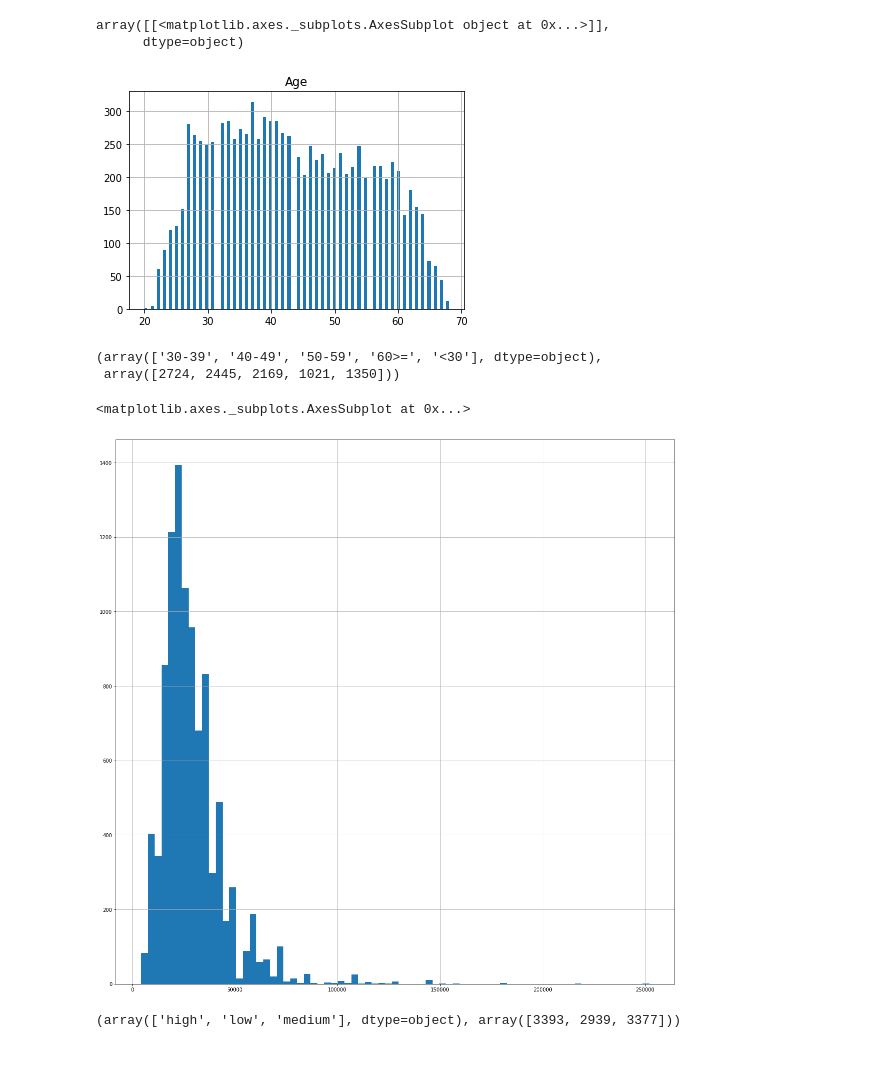
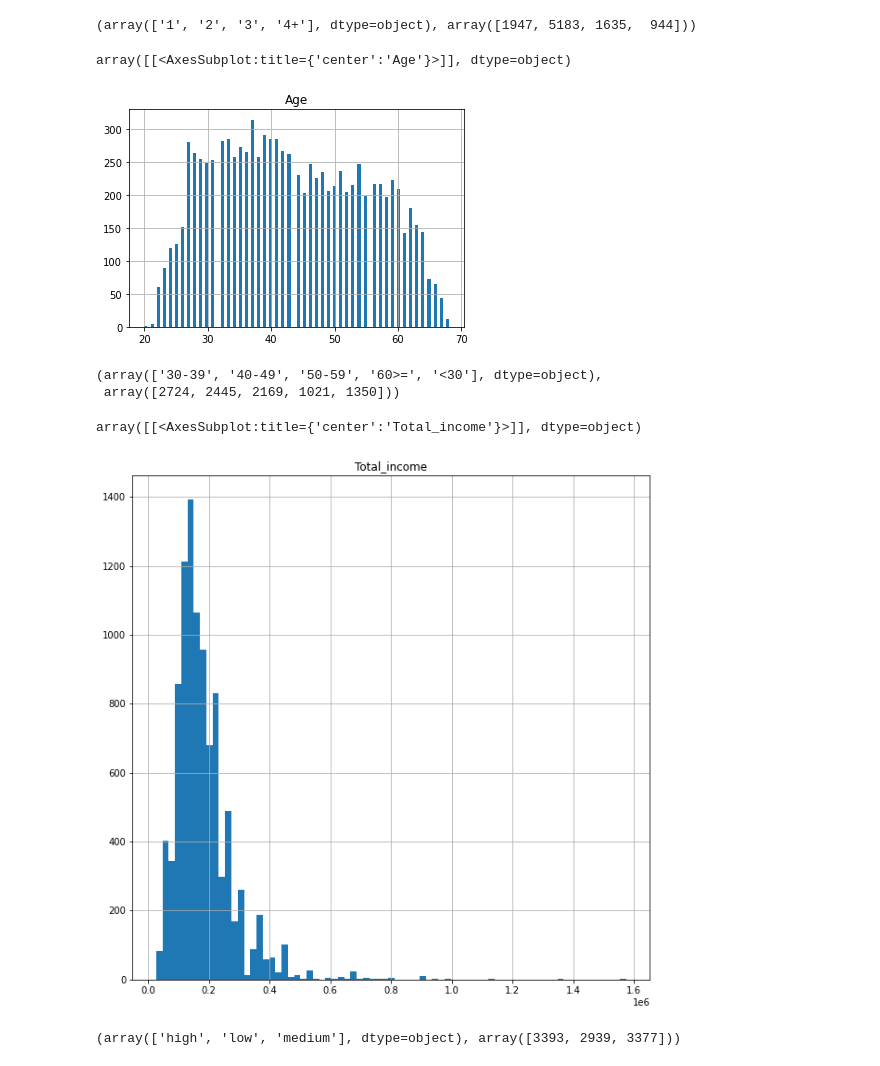
Before and after one commit to DomMcOyle/FAIKR3-Project, a Jupyter notebook: data_processing.ipynb, the cells around one changed output. Saved outputs shown, nothing was run; the diff lists cells and outputs as text; code cells hidden in the pictures.

```diff
--- a/data_processing.ipynb
+++ b/data_processing.ipynb
@@ -2,12 +2,12 @@
 import pandas as pd
 import numpy as np
 
-url = "https://raw.githubusercontent.com/DomMcOyle/FAIKR3-Project/main/data/clean_data.csv?token=GHSAT0AAAAAABRL6KH4BZ3NIW66OUBEC2VIYSAQT7Q"
+url = "data/clean_data.csv"
 df = pd.read_csv(url)
 
 df.head()
 """
-da eliminare: ID, work_phone, phone, email, years_employed, occupation_type, housing_type,
+da eliminare: ID, work_phone, phone, email, years_employed, occupation_type, housing_type, Num_children
 ok: gendro, unemploued, account_length, age, income_type, education_type, family status
-da tenere: own_car, own_property, Num_children,	Num_family, total_income, target
+da tenere: own_car, own_property,	Num_family, total_income, target
 """
@@ -14,5 +16,5 @@ da tenere: own_car, own_property, Num_children,	Num_family, total_income, target
 # %%
-df2 = df.drop(["ID", "Work_phone", "Phone", "Email", "Years_employed", "Occupation_type", "Housing_type"], axis=1)
+df2 = df.drop(["ID", "Work_phone", "Phone", "Email", "Years_employed", "Occupation_type", "Housing_type", "Num_children"], axis=1)
 
 df2["Age"] = df2["Age"].apply(np.floor)
 df2["Age"] = df2["Age"].astype(np.int8)
@@ -38,22 +48,19 @@ def discretize_num(x):
       return str(thresh) + "+"
     else:
       return str(x)
-
-thresh = 3
-df3 = df2.copy()
-df3["Num_children"] = df2["Num_children"].apply(discretize_num)
 # %%
 thresh = 4
 df3["Num_family"] = df2["Num_family"].apply(discretize_num)
 
 np.unique(df3["Num_family"], return_counts=True)
+# %% [output]
+(array(['1', '2', '3', '4+'], dtype=object), array([1947, 5183, 1635,  944]))
 # %%
 np.unique(df3["Age"], return_counts=True)
 df2.hist("Age", bins=100)
 # >30, 30-39, 40-49, 50-59, >=60
 # %% [output]
-array([[<matplotlib.axes._subplots.AxesSubplot object at 0x...>]],
-      dtype=object)
+array([[<AxesSubplot:title={'center':'Age'}>]], dtype=object)
 [figure]
 # %%
 def discretize_age(x):
@@ -74,8 +81,8 @@ np.unique(df3["Age"], return_counts=True)
 (array(['30-39', '40-49', '50-59', '60>=', '<30'], dtype=object),
  array([2724, 2445, 2169, 1021, 1350]))
 # %%
-df3.hist("Total_income", bins=75, figsize=(20,20))
+df3.hist("Total_income", bins=75, figsize=(10,10))
 # %% [output]
-<matplotlib.axes._subplots.AxesSubplot at 0x...>
+array([[<AxesSubplot:title={'center':'Total_income'}>]], dtype=object)
-[figure, old version]
+[figure, new version]
 # %%
```
Also changed, not shown: parts of 7 cells of this notebook, 2 other files.
